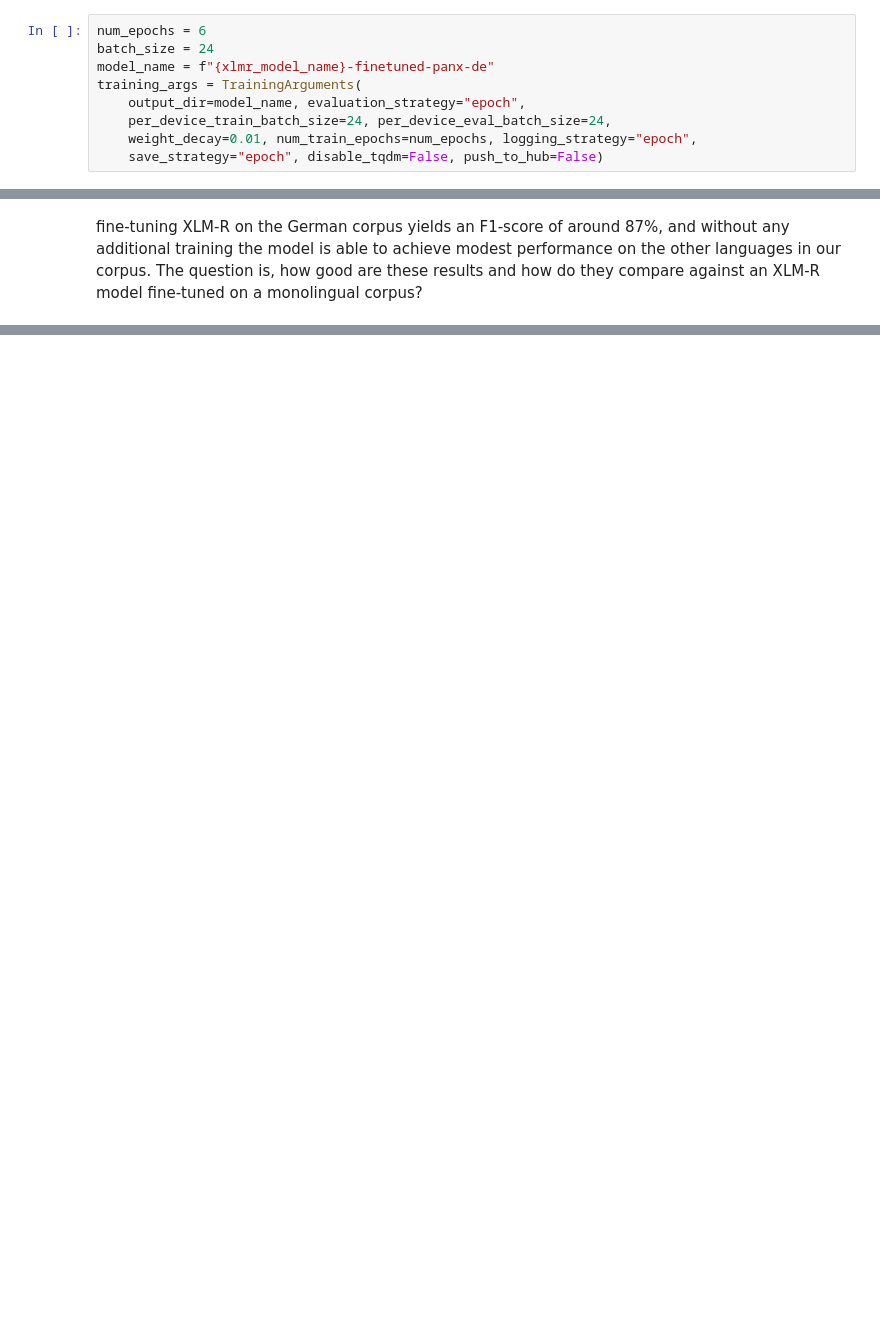
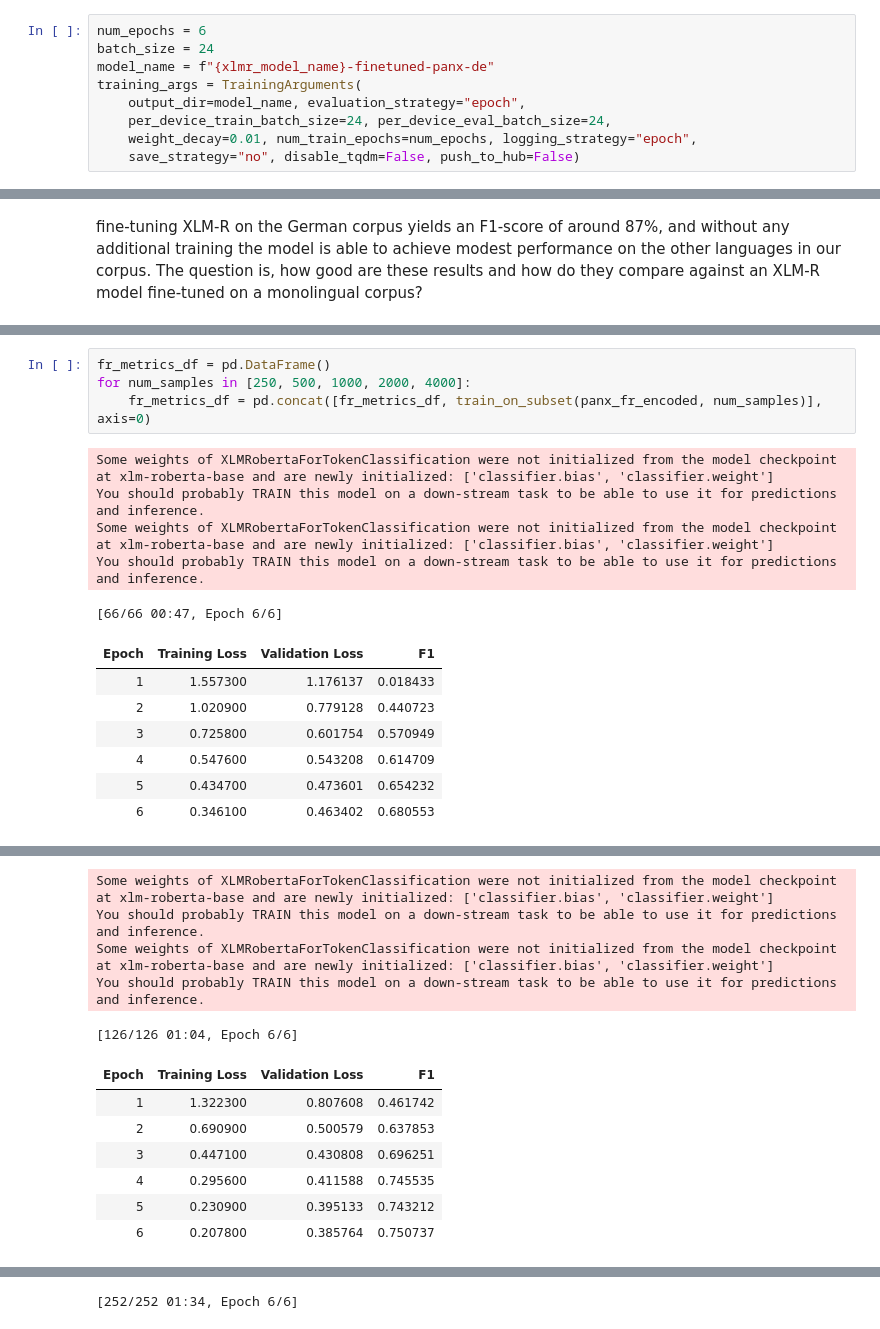
Before and after one commit to Sohaib9920/Transformer_Multilingual_NER, a Jupyter notebook: Transformer_Multilingual_Named_Entity_Recognition.ipynb, the cells around one changed output, grey strips where cells are left out. Drawn from its saved outputs; the diff is of its cells as text; blank space fills up the shorter version.

```diff
--- a/Transformer_Multilingual_Named_Entity_Recognition.ipynb
+++ b/Transformer_Multilingual_Named_Entity_Recognition.ipynb
@@ -360,5 +365,5 @@ training_args = TrainingArguments(
     output_dir=model_name, evaluation_strategy="epoch",
     per_device_train_batch_size=24, per_device_eval_batch_size=24,
     weight_decay=0.01, num_train_epochs=num_epochs, logging_strategy="epoch",
-    save_strategy="epoch", disable_tqdm=False, push_to_hub=False)
+    save_strategy="no", disable_tqdm=False, push_to_hub=False)
 # %%
@@ -606,0 +628,17 @@ def train_on_subset(dataset, num_samples):
+# %%
+fr_metrics_df = pd.DataFrame()
+for num_samples in [250, 500, 1000, 2000, 4000]:
+    fr_metrics_df = pd.concat([fr_metrics_df, train_on_subset(panx_fr_encoded, num_samples)], axis=0)
+# %% [output]
+Some weights of XLMRobertaForTokenClassification were not initialized from the model checkpoint at xlm-roberta-base and are newly initialized: ['classifier.bias', 'classifier.weight']
+You should probably TRAIN this model on a down-stream task to be able to use it for predictions and inference.
+Some weights of XLMRobertaForTokenClassification were not initialized from the model checkpoint at xlm-roberta-base and are newly initialized: ['classifier.bias', 'classifier.weight']
+You should probably TRAIN this model on a down-stream task to be able to use it for predictions and inference.
+[66/66 00:47, Epoch 6/6]
+| Epoch | Training Loss | Validation Loss | F1 |
+| 1 | 1.557300 | 1.176137 | 0.018433 |
+| 2 | 1.020900 | 0.779128 | 0.440723 |
+| 3 | 0.725800 | 0.601754 | 0.570949 |
+| 4 | 0.547600 | 0.543208 | 0.614709 |
+| 5 | 0.434700 | 0.473601 | 0.654232 |
+| 6 | 0.346100 | 0.463402 | 0.680553 |
@@ -606,0 +646,12 @@ def train_on_subset(dataset, num_samples):
+Some weights of XLMRobertaForTokenClassification were not initialized from the model checkpoint at xlm-roberta-base and are newly initialized: ['classifier.bias', 'classifier.weight']
+You should probably TRAIN this model on a down-stream task to be able to use it for predictions and inference.
+Some weights of XLMRobertaForTokenClassification were not initialized from the model checkpoint at xlm-roberta-base and are newly initialized: ['classifier.bias', 'classifier.weight']
+You should probably TRAIN this model on a down-stream task to be able to use it for predictions and inference.
+[126/126 01:04, Epoch 6/6]
+| Epoch | Training Loss | Validation Loss | F1 |
+| 1 | 1.322300 | 0.807608 | 0.461742 |
+| 2 | 0.690900 | 0.500579 | 0.637853 |
+| 3 | 0.447100 | 0.430808 | 0.696251 |
+| 4 | 0.295600 | 0.411588 | 0.745535 |
+| 5 | 0.230900 | 0.395133 | 0.743212 |
+| 6 | 0.207800 | 0.385764 | 0.750737 |
@@ -606,0 +663 @@ def train_on_subset(dataset, num_samples):
+[252/252 01:34, Epoch 6/6]
```
Also changed, not shown: parts of 19 cells of this notebook.
